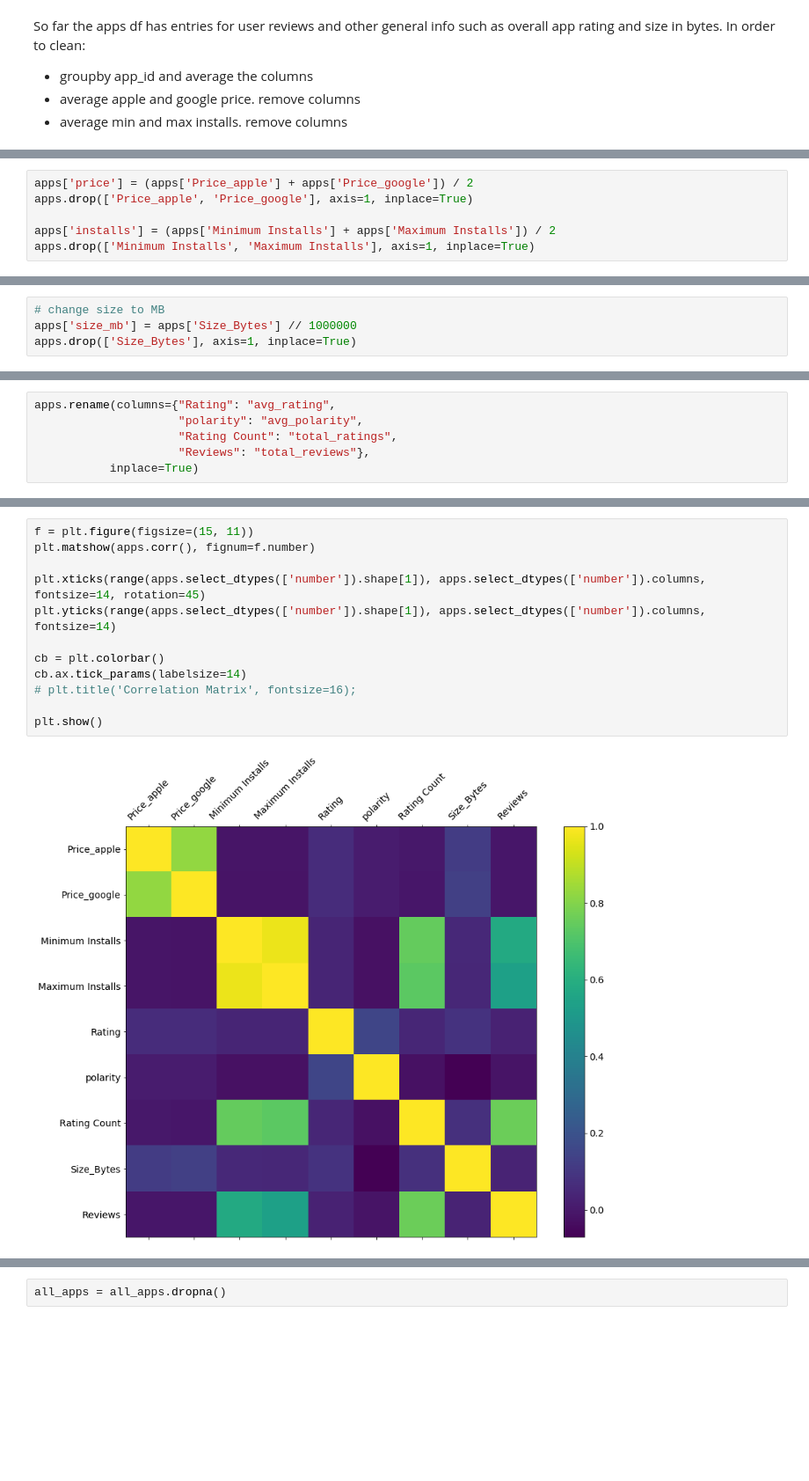
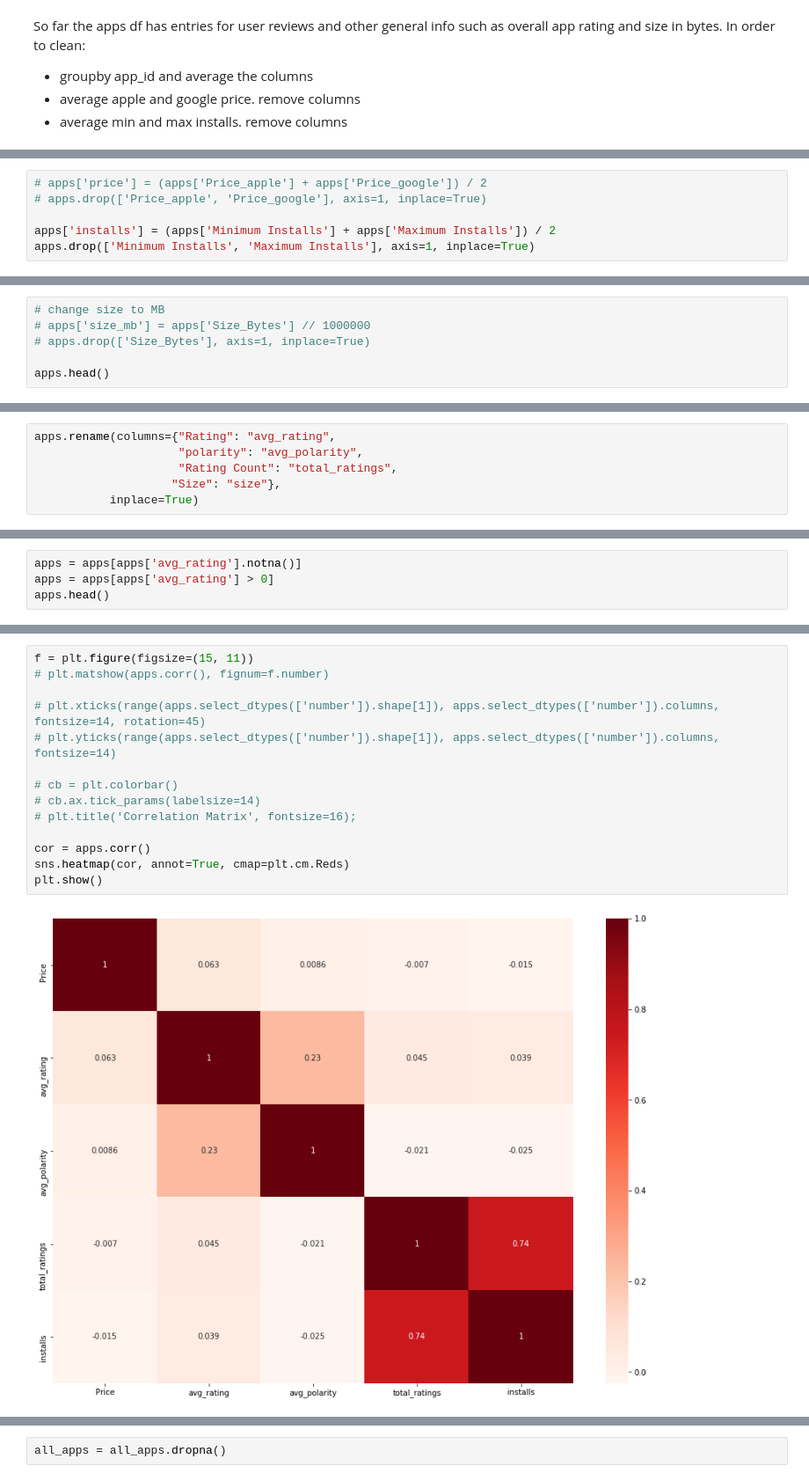
Before and after one commit to Superocker50/CMPT-353-Final-Project, a Jupyter notebook: machine-learning.ipynb, the cells around one changed output, grey strips where cells are left out. Shown at 88% size. Cells and saved outputs as stored; diff of their text form; blank space fills up the shorter version.

```diff
--- a/machine-learning.ipynb
+++ b/machine-learning.ipynb
@@ -122,6 +110,6 @@ apps.head(10)
 # %%
-apps['price'] = (apps['Price_apple'] + apps['Price_google']) / 2
-apps.drop(['Price_apple', 'Price_google'], axis=1, inplace=True)
+# apps['price'] = (apps['Price_apple'] + apps['Price_google']) / 2
+# apps.drop(['Price_apple', 'Price_google'], axis=1, inplace=True)
 
 apps['installs'] = (apps['Minimum Installs'] + apps['Maximum Installs']) / 2
 apps.drop(['Minimum Installs', 'Maximum Installs'], axis=1, inplace=True)
@@ -128,4 +126,6 @@ apps.drop(['Minimum Installs', 'Maximum Installs'], axis=1, inplace=True)
 # %%
 # change size to MB
-apps['size_mb'] = apps['Size_Bytes'] // 1000000
-apps.drop(['Size_Bytes'], axis=1, inplace=True)
+# apps['size_mb'] = apps['Size_Bytes'] // 1000000
+# apps.drop(['Size_Bytes'], axis=1, inplace=True)
+
+apps.head()
@@ -133,5 +140,5 @@ apps.drop(['Size_Bytes'], axis=1, inplace=True)
 apps.rename(columns={"Rating": "avg_rating",
                      "polarity": "avg_polarity",
                      "Rating Count": "total_ratings",
-                     "Reviews": "total_reviews"},
+                    "Size": "size"},
            inplace=True)
@@ -137,0 +150,4 @@ apps.rename(columns={"Rating": "avg_rating",
+# %%
+apps = apps[apps['avg_rating'].notna()]
+apps = apps[apps['avg_rating'] > 0]
+apps.head()
@@ -166,14 +177,16 @@ apps[apps.isna().any(axis=1)]
 # %%
 f = plt.figure(figsize=(15, 11))
-plt.matshow(apps.corr(), fignum=f.number)
+# plt.matshow(apps.corr(), fignum=f.number)
 
-plt.xticks(range(apps.select_dtypes(['number']).shape[1]), apps.select_dtypes(['number']).columns, fontsize=14, rotation=45)
-plt.yticks(range(apps.select_dtypes(['number']).shape[1]), apps.select_dtypes(['number']).columns, fontsize=14)
+# plt.xticks(range(apps.select_dtypes(['number']).shape[1]), apps.select_dtypes(['number']).columns, fontsize=14, rotation=45)
+# plt.yticks(range(apps.select_dtypes(['number']).shape[1]), apps.select_dtypes(['number']).columns, fontsize=14)
 
-cb = plt.colorbar()
-cb.ax.tick_params(labelsize=14)
+# cb = plt.colorbar()
+# cb.ax.tick_params(labelsize=14)
 # plt.title('Correlation Matrix', fontsize=16);
 
+cor = apps.corr()
+sns.heatmap(cor, annot=True, cmap=plt.cm.Reds)
 plt.show()
 # %% [output]
-[figure, old version]
+[figure, new version]
```
Also changed, not shown: parts of 14 cells of this notebook.
